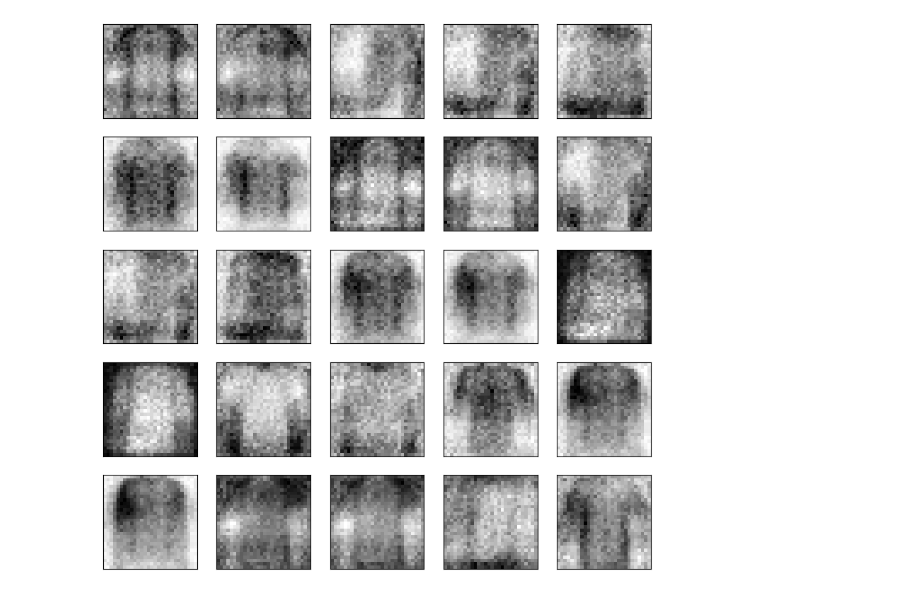
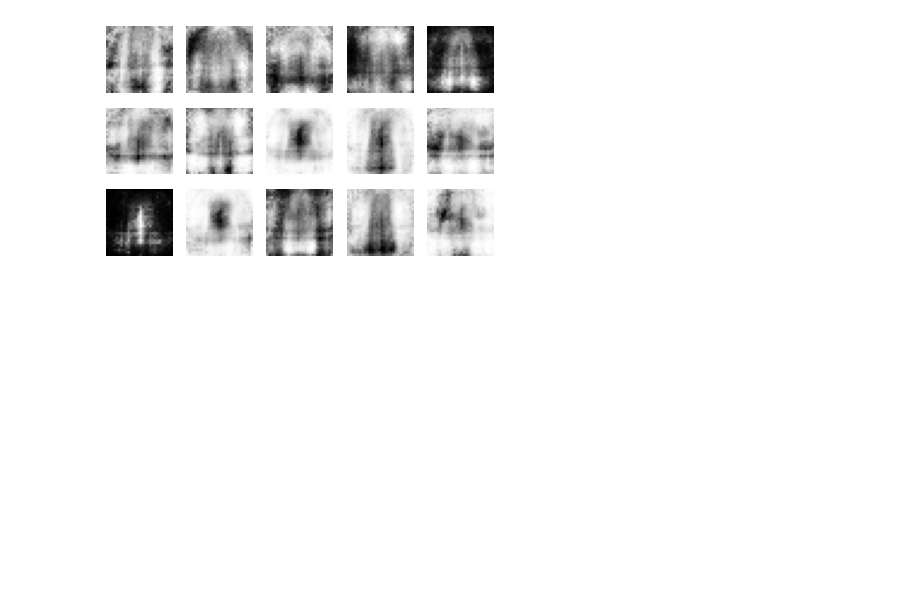
Before and after one commit to juhumkwon/source_code, a Jupyter notebook: VAE(10월_7일).ipynb, the cells around one changed output. Cells and saved outputs as stored; diff of their text form; code cells hidden in the pictures; blank space fills up the shorter version.

```diff
--- a/VAE(10월_7일).ipynb
+++ b/VAE(10월_7일).ipynb
@@ -3,21 +3,23 @@
 # %%
 #출처: https://www.jeremyjordan.me/variational-autoencoders/
 
-# μ와 γ가 주어졌을 때 코딩을 샘플링하는 사용자 정의 층
 from tensorflow import keras
-import tensorflow as tf # import tensorflow
+import tensorflow as tf
+import numpy as np
+import matplotlib.pyplot as plt
 
-# backend는 이러한 백엔드와 관련된 저수준의 연산을 다루기 위한 모듈
+# backend는 저수준의 연산을 다루기 위한 모듈
 K = keras.backend
 
+# 샘플링 층 정의 (μ와 γ로부터 샘플링)
 class Sampling(keras.layers.Layer):
     def call(self, inputs):
         mean, log_var = inputs
-        return K.random_normal(tf.shape(log_var)) * K.exp(log_var / 2) + mean
+        epsilon = K.random_normal(shape=K.shape(mean))  # 랜덤 노이즈 샘플링
+        return mean + K.exp(log_var / 2) * epsilon
 
-# 함수형 API를 통해 인코더 생성
+# 인코더 생성
 codings_size = 10
-
 inputs = keras.layers.Input(shape=[28, 28])
 z = keras.layers.Flatten()(inputs)
 z = keras.layers.Dense(150, activation="selu")(z)
@@ -25,6 +27,7 @@ z = keras.layers.Dense(100, activation="selu")(z)
 codings_mean = keras.layers.Dense(codings_size)(z)
 codings_log_var = keras.layers.Dense(codings_size)(z)
 codings = Sampling()([codings_mean, codings_log_var])
+
 variational_encoder = keras.models.Model(
     inputs=[inputs], outputs=[codings_mean, codings_log_var, codings])
 
@@ -32,78 +35,61 @@ variational_encoder = keras.models.Model(
 decoder_inputs = keras.layers.Input(shape=[codings_size])
 x = keras.layers.Dense(100, activation="selu")(decoder_inputs)
 x = keras.layers.Dense(150, activation="selu")(x)
-x = keras.layers.Dense(28 * 28, activation="sigmoid")(x)
+x = keras.layers.Dense(28 * 28, activation="sigmoid")(x)  # 28x28 크기의 이미지를 위해 sigmoidal 출력
 outputs = keras.layers.Reshape([28, 28])(x)
 variational_decoder = keras.models.Model(inputs=[decoder_inputs], outputs=[outputs])
 
-# 변이형 오토인코더 모델 생성
+# VAE 모델 연결
 _, _, codings = variational_encoder(inputs)
 reconstructions = variational_decoder(codings)
 variational_ae = keras.models.Model(inputs=[inputs], outputs=[reconstructions])
 
-# 잠재 손실과 재구성 손실을 추가
+# 변이형 손실 정의
 class VariationalLossLayer(keras.layers.Layer):
     def call(self, inputs):
         codings_mean, codings_log_var = inputs
         latent_loss = -0.5 * K.sum(
             1 + codings_log_var - K.exp(codings_log_var) - K.square(codings_mean),
             axis=-1)
-        # This layer only calculates the loss, no output is needed
-        self.add_loss(K.mean(latent_loss) / 784.)
-        return inputs  # Pass through the inputs unchanged
+        self.add_loss(K.mean(latent_loss) / 784.)  # 이미지 크기를 나눠줌 (28*28=784)
+        return inputs
 
-# ... (rest of the code for variational_ae) ...
-
-# Create an instance of the custom loss layer
+# 손실 레이어 추가 및 모델 컴파일
 loss_layer = VariationalLossLayer()
-# Connect the layer to the outputs of the encoder
 codings_mean, codings_log_var, codings = variational_encoder(inputs)
-# Pass codings_mean and codings_log_var through the loss layer
 loss_layer([codings_mean, codings_log_var])
-
 reconstructions = variational_decoder(codings)
 variational_ae = keras.models.Model(inputs=[inputs], outputs=[reconstructions])
 
-# Remove the previous add_loss line as the custom layer handles it
-# variational_ae.add_loss(K.mean(latent_loss) / 784.)
-
+# 모델 컴파일
 variational_ae.compile(loss="binary_crossentropy", optimizer="rmsprop")
 
+# Fashion MNIST 데이터 로드
+fashion_mnist = keras.datasets.fashion_mnist
+(X_train, _), (X_valid, _) = fashion_mnist.load_data()
 
-# 오토인코더 훈련
-fashion_mnist = tf.keras.datasets.fashion_mnist
-(X_train, train_labels), (test_images, test_labels) = fashion_mnist.load_data()
+# 데이터 전처리 (0~1 범위로 정규화)
+X_train = X_train.astype(np.float32) / 255.0
+X_valid = X_valid.astype(np.float32) / 255.0
 
-# Create a validation set from the training data
-# For example, use the first 10,000 samples as validation data
-X_valid, X_train = X_train[:10000], X_train[10000:]
-
-# Normalize pixel values to the range [0, 1]
-X_train = X_train / 255.0
-X_valid = X_valid / 255.0
-test_images = test_images / 255.0
-
-# 오토인코더 훈련
-#history = variational_ae.fit(X_train, X_train, epochs=25, batch_size=128,
-history = variational_ae.fit(X_train, X_train, epochs=2, batch_size=128,
+# VAE 훈련
+history = variational_ae.fit(X_train, X_train, epochs=25, batch_size=128,
                              validation_data=(X_valid, X_valid))
 
-# 이미지 생성
-codings = tf.random.normal(shape=[12, codings_size])
-images = variational_decoder(codings).numpy()
+# 이미지 생성 및 시각화
+def plot_images(images, n_rows, n_cols):
+    plt.figure(figsize=(n_cols, n_rows))
+    for i in range(n_rows * n_cols):
+        plt.subplot(n_rows, n_cols, i + 1)
+        plt.imshow(images[i], cmap="binary")
+        plt.axis("off")
+    plt.show()
 
-codings_grid = tf.reshape(codings, [1, 3, 4, codings_size])
-larger_grid = tf.image.resize(codings_grid, size=[5, 7])
-interpolated_codings = tf.reshape(larger_grid, [-1, codings_size])
-images = variational_decoder(interpolated_codings).numpy()
+# 새로운 코딩 생성 및 이미지 복원
+n_images = 15  # 생성할 이미지 수
+codings = tf.random.normal(shape=[n_images, codings_size])  # 잠재 공간에서 무작위로 샘플링
+generated_images = variational_decoder(codings).numpy()
 
-import matplotlib.pyplot as plt
-plt.figure(figsize=(10,10))
-for i in range(25):
-    plt.subplot(5,5,i+1)
-    plt.xticks([]) #plt.xticks([])는 Matplotlib에서 x축의 눈금을 숨기는 함수입니다.
-    plt.yticks([]) #Matplotlib에서 y축의 눈금을 숨기는 함수입니다.
-    plt.grid(False) #Matplotlib에서 그래프의 격자(grid)를 비활성화하는 함수입니다.
-    plt.imshow(images[i], cmap=plt.cm.binary)
-plt.show()
+# 이미지 출력
+plot_images(generated_images, n_rows=3, n_cols=5)  # 3행 5열의 이미지 출력
 # %% [output]
@@ -114 +113 @@ Epoch 2/2
-[figure, old version]
+[figure, new version]
```
Also changed, not shown: parts of 1 cell of this notebook.
